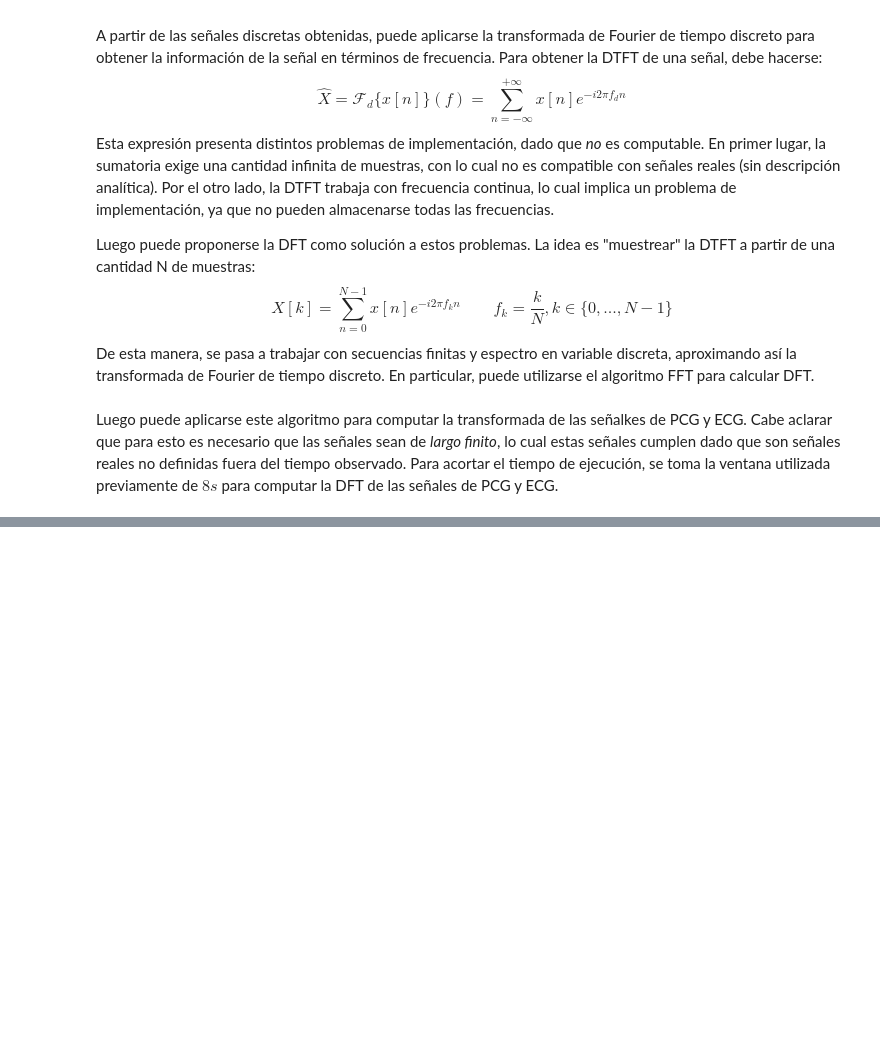
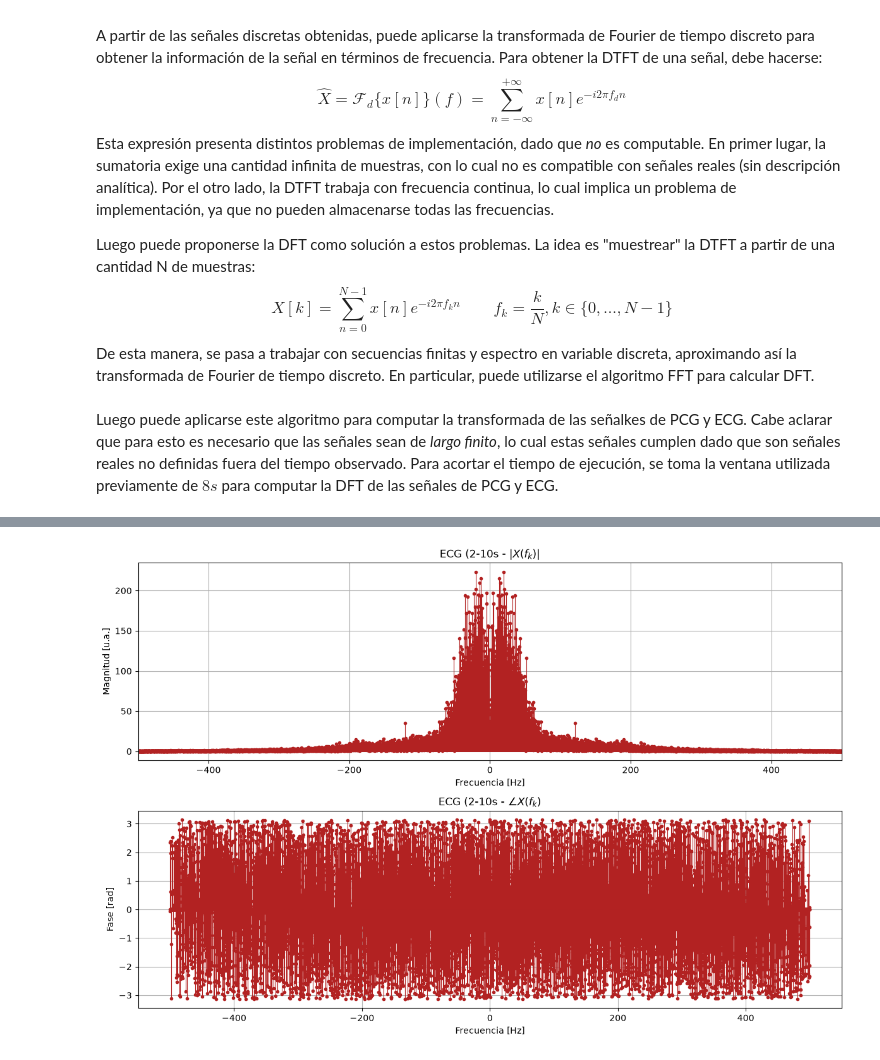
Before and after one commit to anita476/TPS-SenialesYSistemas-16.68, a Jupyter notebook: TP2_SeñalesYSistemas_G10.ipynb, the cells around one changed output, grey strips where cells are left out. Cells and saved outputs as stored; diff of their text form; code cells hidden in the pictures; blank space fills up the shorter version.

```diff
--- a/TP2_SeñalesYSistemas_G10.ipynb
+++ b/TP2_SeñalesYSistemas_G10.ipynb
@@ -298,0 +320,4 @@ A partir de la DFT de las señales, podemos observar que el contenido de las mis
+# %%
+fig, axs, (f, X) = plot_dtft(pcg_win, fs, titulo='ECG (2-10s', fmax=500,color='firebrick')
+# %% [output]
+[figure, added]
```
Also changed, not shown: parts of 16 cells of this notebook, 1 other file.
